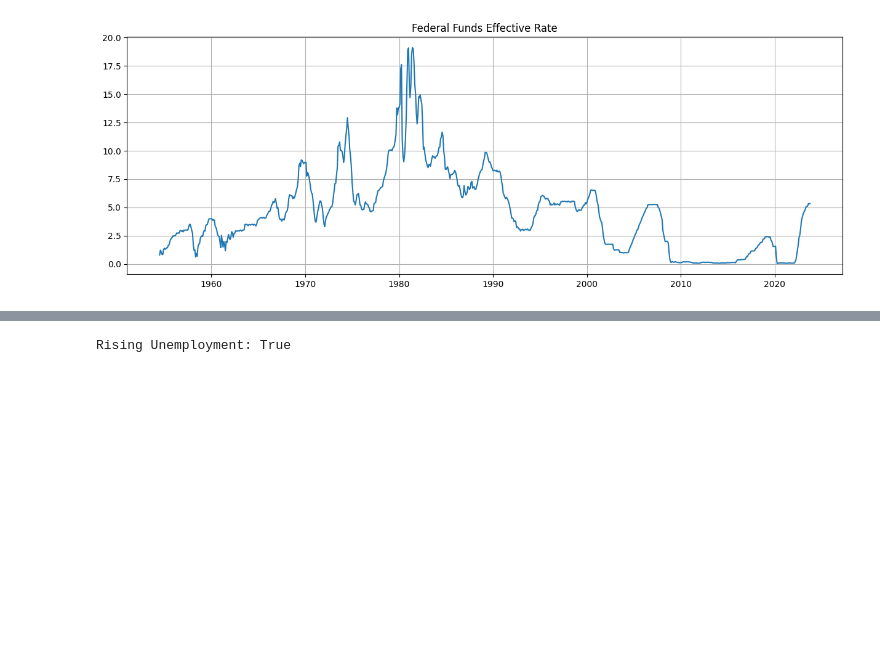
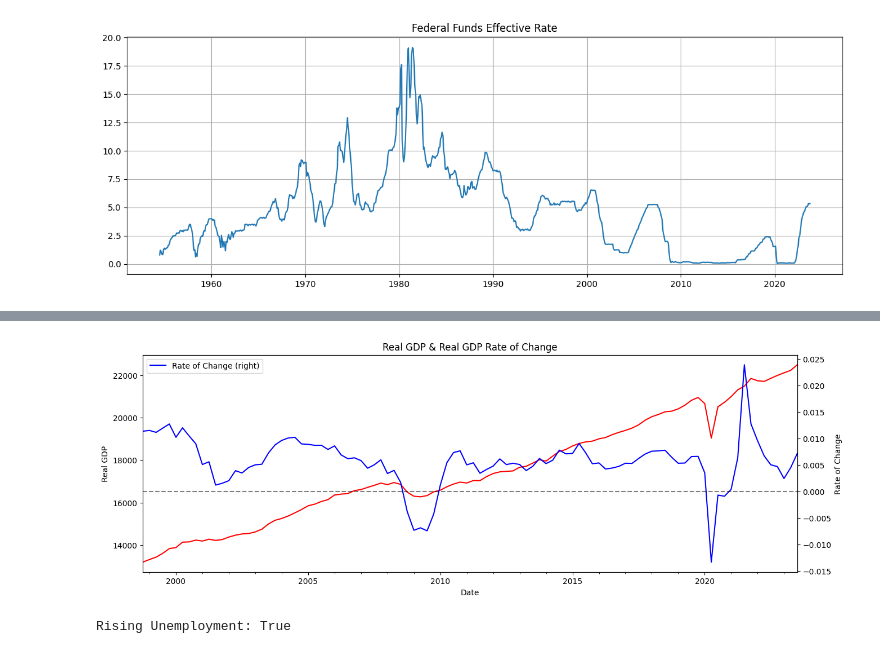
Before and after one commit to RoryGlenn/RecessionDetection, a Jupyter notebook: reccession_indicators.ipynb, the cells around one changed output, grey strips where cells are left out. Cells and saved outputs as stored; diff of their text form; code cells hidden in the pictures; blank space fills up the shorter version.

```diff
--- a/reccession_indicators.ipynb
+++ b/reccession_indicators.ipynb
@@ -49,3 +49,34 @@ GDP Contraction: False
+# %%
+def gdp_rate_of_change():
+    gdp = fred.get_series("GDPC1")
+    rolling_avg = gdp.rolling(window=5).mean()
+    rate_of_change = rolling_avg.pct_change()
+    return gdp.dropna(), rate_of_change.dropna()
+
+
+ONE_YEAR = -5
+FIVE_YEARS = -25
+TWENTY_YEARS = -100
+gdp, gdp_roc = gdp_rate_of_change()
+gdp, gdp_roc = gdp[TWENTY_YEARS:], gdp_roc[TWENTY_YEARS:]
+
+plt.figure(figsize=(15, 5))
+ax1 = gdp_roc.plot(label="Rate of Change", color="blue", secondary_y=True)
+ax2 = gdp.plot(label="Real GDP", color="red")
+
+# draw a horizontal line at 0.0 for the rate of change
+ax1.axhline(y=0, color="black", alpha=0.5, linestyle="--")
+ax1.set_ylabel("Rate of Change")
+ax1.set_xlabel("Date")
+
+ax2.set_ylabel("Real GDP")
+ax2.set_xlabel("Date")
+
+plt.title("Real GDP & Real GDP Rate of Change")
+plt.legend(loc="upper left")
+plt.show()
+# %% [output]
+[figure, added]
 # %%
 def rising_unemployment() -> bool:
     """
```
Also changed, not shown: parts of 4 cells of this notebook, 3 other files.
